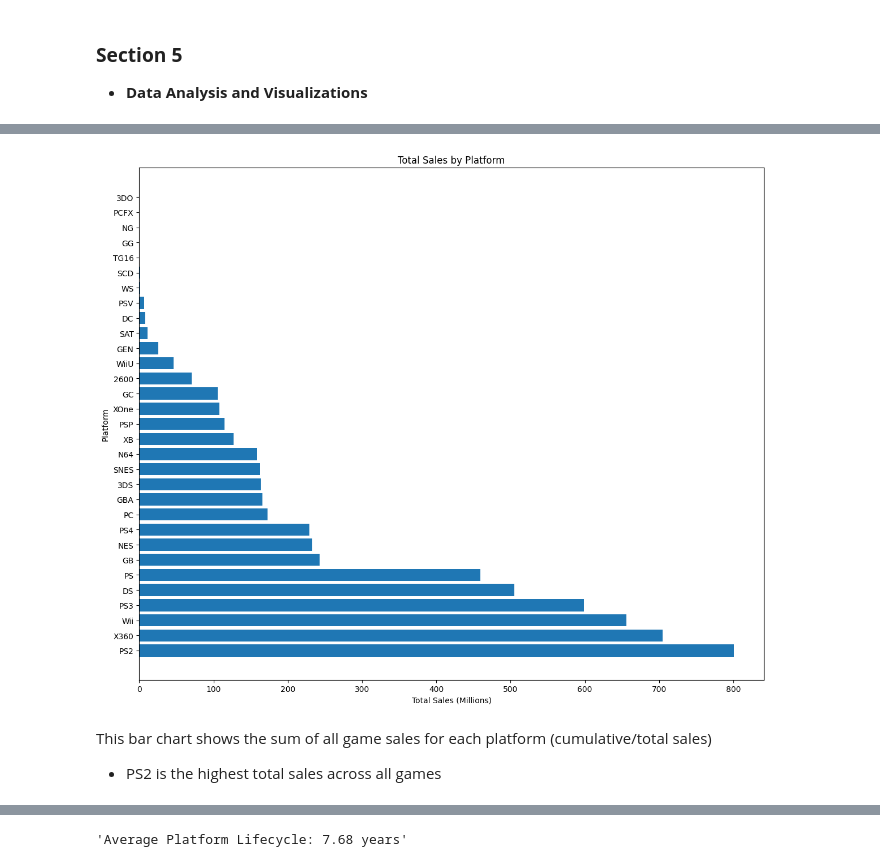
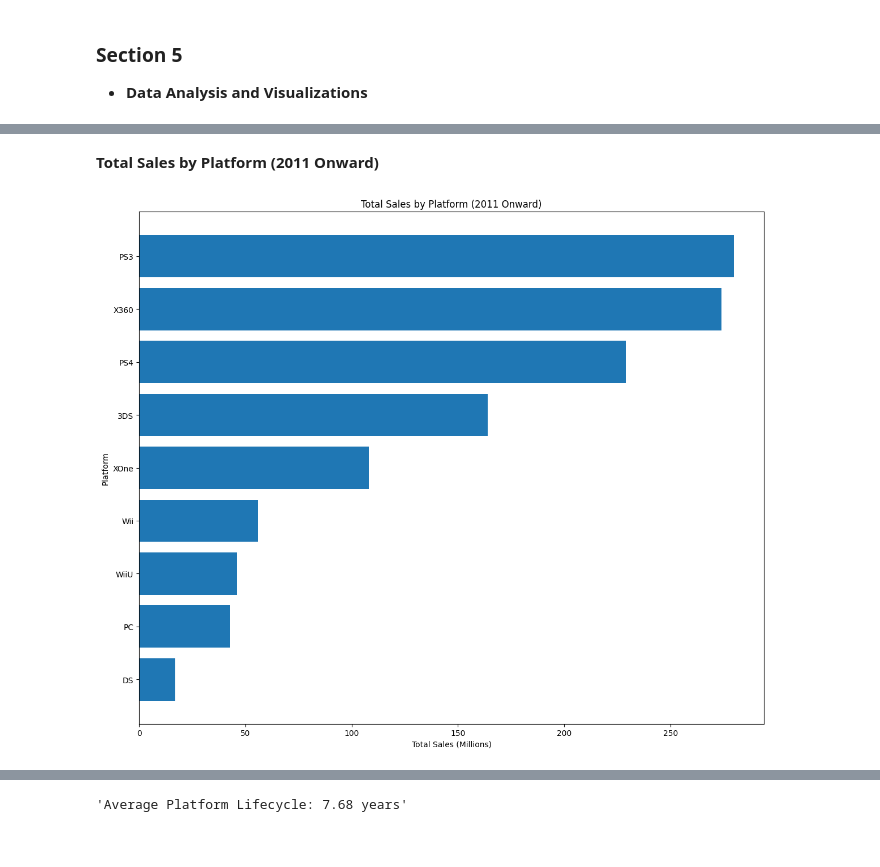
Before and after one commit to bea-bijanne/ice-games-analysis, a Jupyter notebook: ice_games_analysis.ipynb, the cells around one changed output, grey strips where cells are left out. Saved outputs shown, nothing was run; the diff lists cells and outputs as text; code cells hidden in the pictures.

```diff
--- a/ice_games_analysis.ipynb
+++ b/ice_games_analysis.ipynb
@@ -807,3 +917,12 @@ display(data_files_games.loc[data_files_games['platform'] == 'PC'].sort_values(b
 # %% [markdown]
 ###  **Section 5**
 - **Data Analysis and Visualizations**
+# %%
+data_files_games2 = data_files_games[(data_files_games['year_of_release'] >= 2011) &
+                                     (data_files_games['year_of_release'] != 0)]
+
+top_eight_platforms = data_files_games2.groupby('platform')['all_region_sales'].sum().sort_values(ascending=False).head(9).index.tolist()
+data_files_games2 = data_files_games2[data_files_games2['platform'].isin(top_eight_platforms)]
+
+display(data_files_games2)
+data_files_games2.info()
@@ -810,17 +1006,17 @@ display(data_files_games.loc[data_files_games['platform'] == 'PC'].sort_values(b
+# %% [markdown]
+**Total Sales by Platform (2011 Onward)**
 # %%
+platform_release_summary2 = data_files_games2.groupby('platform')['all_region_sales'].sum().sort_values(ascending=False)
+
+platform_release_summary2_filtered = platform_release_summary2[platform_release_summary2.index.isin(top_eight_platforms)]
+
 plt.figure(figsize=(12, 10))
-plt.barh(platform_release_summary.index, platform_release_summary['all_region_sales_total'])
-
+plt.barh(platform_release_summary2_filtered.index, platform_release_summary2_filtered)
 plt.gca().invert_yaxis()
-
 plt.xlabel('Total Sales (Millions)')
 plt.ylabel('Platform')
-plt.title('Total Sales by Platform')
+plt.title('Total Sales by Platform (2011 Onward)')
 plt.tight_layout()
-
 plt.show()
 # %% [output]
-[figure, old version]
+[figure, new version]
-# %% [markdown]
-This bar chart shows the sum of all game sales for each platform (cumulative/total sales)
-- PS2 is the highest total sales across all games
```
Also changed, not shown: parts of 89 cells of this notebook.
